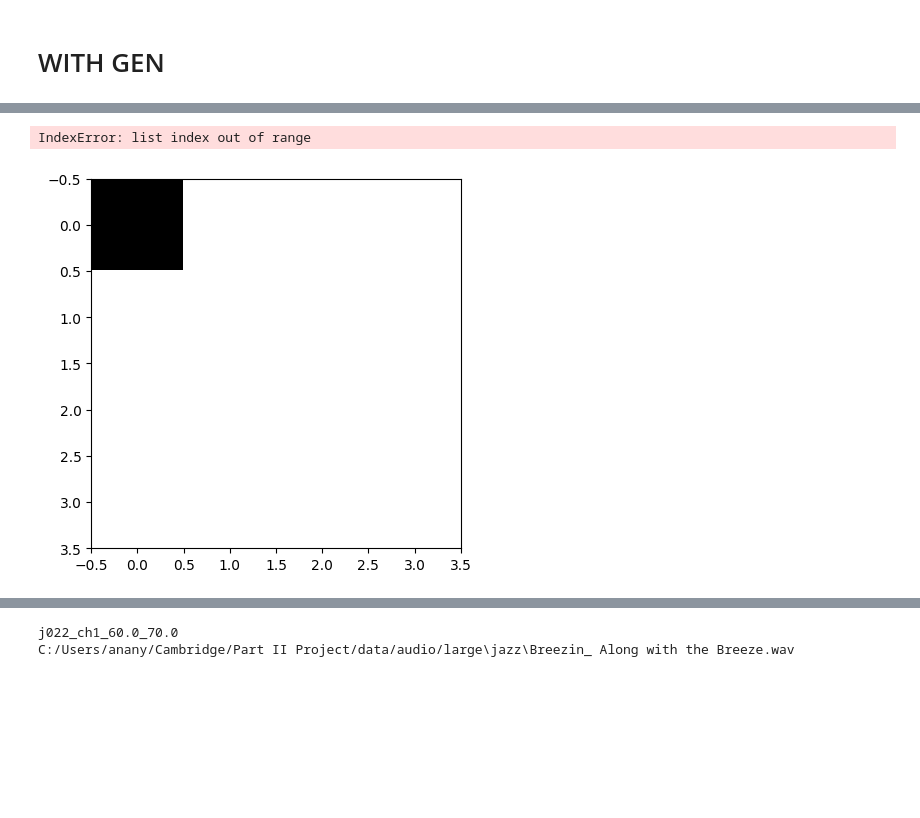
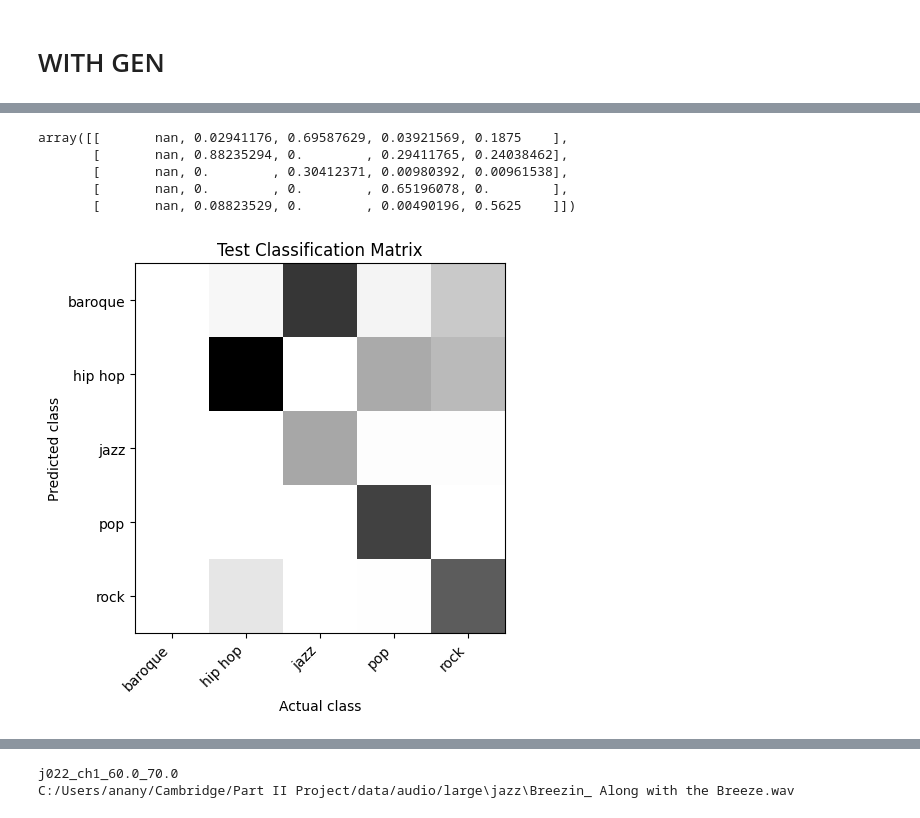
Before and after one commit to ananyajey/part-ii-project, a Jupyter notebook: main.ipynb, the cells around one changed output, grey strips where cells are left out. Cells and saved outputs as stored; diff of their text form; code cells hidden in the pictures; blank space fills up the shorter version.

Commit message:
generation and cross validation, graphs

```diff
--- a/main.ipynb
+++ b/main.ipynb
@@ -339,7 +340,7 @@ if cross_validation and not generate:
     val_accuracy = []
     val_similarity = np.zeros((len(label_list), len(label_list)))
     test_similarity = np.zeros((len(label_list), len(label_list)))
-    test_ids, x_test, y_test = return_data(test_id_list, audio_dict=audio_dict, clip_length=clip_length, shift_length=shift_length, resize_dim=resize_dim, label_list=label_list, folderpath=image_folderpath)
+    test_ids, x_test, y_test = return_data(test_id_list, audio_dict=audio_dict, clip_length=clip_length, shift_length=shift_length, resize_dim=resize_dim, label_list=label_list, image_folderpath=image_folderpath)
 
 
     for b in range(len(batches)):
@@ -353,8 +354,8 @@ if cross_validation and not generate:
         train_id_list = [item for batch in train_id_list for item in batch]
         val_id_list = batches[b]
 
-        train_ids, x_train, y_train = return_data(train_id_list, audio_dict=audio_dict, clip_length=clip_length, shift_length=shift_length, resize_dim=resize_dim, label_list=label_list, folderpath=image_folderpath)
-        val_ids, x_val, y_val = return_data(val_id_list, audio_dict=audio_dict, clip_length=clip_length, shift_length=shift_length, resize_dim=resize_dim, label_list=label_list, folderpath=image_folderpath)
+        train_ids, x_train, y_train = return_data(train_id_list, audio_dict=audio_dict, clip_length=clip_length, shift_length=shift_length, resize_dim=resize_dim, label_list=label_list, image_folderpath=image_folderpath)
+        val_ids, x_val, y_val = return_data(val_id_list, audio_dict=audio_dict, clip_length=clip_length, shift_length=shift_length, resize_dim=resize_dim, label_list=label_list, image_folderpath=image_folderpath)
 
 
         # Create model
@@ -618,15 +640,14 @@ def get_clip_ids(id_list, audio_dict, clip_length, shift_length):
 # %%
 if not cross_validation and generate:       # setup train/test,
 
-    #train_id_list, val_id_list = split_train_test(id_list=id_list_temp, ratio=split_ratio)
     train_id_list, val_id_list = split_train_test(id_list=id_list, ratio=split_ratio)
 
     train_set_len = len(get_clip_ids(train_id_list, audio_dict=audio_dict, clip_length=clip_length, shift_length=shift_length))
     val_set_len = len(get_clip_ids(val_id_list, audio_dict=audio_dict, clip_length=clip_length, shift_length=shift_length))
 
 
-    train_func = generate_data(train_id_list, folderpath=image_folderpath, gen_batch_size=gen_batch_size, model_batch_size=model_batch_size, mode="train", audio_dict=audio_dict, clip_length=clip_length, shift_length=shift_length, resize_dim=resize_dim, label_list=label_list)
-    val_func = generate_data(val_id_list, folderpath=image_folderpath, gen_batch_size=gen_batch_size, model_batch_size=model_batch_size, mode="train", audio_dict=audio_dict, clip_length=clip_length, shift_length=shift_length, resize_dim=resize_dim, label_list=label_list)
+    train_func = generate_data(train_id_list, image_folderpath=image_folderpath, gen_batch_size=gen_batch_size, model_batch_size=model_batch_size, mode="train", audio_dict=audio_dict, clip_length=clip_length, shift_length=shift_length, resize_dim=resize_dim, label_list=label_list)
+    val_func = generate_data(val_id_list, image_folderpath=image_folderpath, gen_batch_size=gen_batch_size, model_batch_size=model_batch_size, mode="train", audio_dict=audio_dict, clip_length=clip_length, shift_length=shift_length, resize_dim=resize_dim, label_list=label_list)
 
     input_shape = (resize_dim, resize_dim, 1)
 
@@ -639,7 +660,7 @@ if not cross_validation and generate:       # setup train/test,
 
     history_gen = model_gen.fit(train_func,
                         steps_per_epoch=int(train_set_len/model_batch_size),
-                                epochs=3,
+                                epochs=50,
                                 validation_data=val_func,
                                 validation_steps=int(val_set_len/model_batch_size),
                                 shuffle=True,
@@ -676,11 +793,15 @@ if not cross_validation and generate:
 # %%
-test_similarity = np.zeros((len(label_list), len(label_list)))
+if not cross_validation and generate:
+    test_id_list = val_id_list
 
-test_pred_probs = model_gen.predict(generate_data(val_id_list, audio_dict=audio_dict, clip_length=clip_length, shift_length=shift_length, resize_dim=resize_dim, label_list=label_list, folderpath=image_folderpath, gen_batch_size=5, mode="test"))
-test_pred_classes = test_pred_probs.argmax(axis=1)
-test_actual = get_labels(get_clip_ids(val_id_list, audio_dict=audio_dict, clip_length=clip_length, shift_length=shift_length), label_list=label_list)
-for i in range(len(test_pred_classes)):
-    test_similarity[test_pred_classes[i]][test_actual[i]] += 1
-for i in range(len(label_list)):
-    test_similarity[:, i] = test_similarity[:, i]/sum(test_similarity[:, i])
+if generate:
+    test_similarity = np.zeros((len(label_list), len(label_list)))
+
+    test_pred_probs = model_gen.predict(generate_data(test_id_list, audio_dict=audio_dict, clip_length=clip_length, shift_length=shift_length, resize_dim=resize_dim, label_list=label_list, image_folderpath=image_folderpath, gen_batch_size=5, mode="test"))
+    test_pred_classes = test_pred_probs.argmax(axis=1)
+    test_actual = get_labels(get_clip_ids(val_id_list, audio_dict=audio_dict, clip_length=clip_length, shift_length=shift_length), label_list=label_list)
+    for i in range(len(test_pred_classes)):
+        test_similarity[test_pred_classes[i]][test_actual[i]] += 1
+    for i in range(len(label_list)):
+        test_similarity[:, i] = test_similarity[:, i]/sum(test_similarity[:, i])
 # %% [output]
@@ -691,4 +819,9 @@ t_ids, t_imgs, t_labels = return_data(test_id_list, audio_dict=audio_dict, clip_
 # %%
+if not cross_validation and generate:
+    test_id_list = val_id_list
+
+t_ids, t_imgs, t_labels = return_data(val_id_list, audio_dict=audio_dict, clip_length=clip_length, shift_length=shift_length, resize_dim=resize_dim, label_list=label_list, image_folderpath=image_folderpath)
+
 test_similarity = np.zeros((len(label_list), len(label_list)))
 
 test_pred_probs = model_gen.predict(t_imgs)
@@ -703,24 +836,31 @@ for i in range(len(label_list)):
+# %%
+test_similarity
+# %% [output]
+array([[       nan, 0.02941176, 0.69587629, 0.03921569, 0.1875    ],
+       [       nan, 0.88235294, 0.        , 0.29411765, 0.24038462],
+       [       nan, 0.        , 0.30412371, 0.00980392, 0.00961538],
+       [       nan, 0.        , 0.        , 0.65196078, 0.        ],
+       [       nan, 0.08823529, 0.        , 0.00490196, 0.5625    ]])
 # %%
 '''norm_test_similarity = np.zeros(test_similarity.shape)
 for i in range(len(label_list)):
     norm_test_similarity[:, i] = test_similarity[:, i]/sum(test_similarity[:, i])
 '''
-norm_test_similarity = test_similarity
+
 fig, ax = plt.subplots()
-ax.imshow(norm_test_similarity, cmap = "gray_r")
+ax.imshow(test_similarity, cmap = "gray_r")
 
 labels = [item.get_text() for item in ax.get_yticklabels()]
 for i in range(1, len(labels) - 1):
     labels[i] = genre_list[i - 1]
 
 ax.set_xticklabels(labels, rotation = 45, ha = "right")
 ax.set_yticklabels(labels)
 
 ax.set_xlabel("Actual class")
 ax.set_ylabel("Predicted class")
 ax.set_title("Test Classification Matrix")
 
 plt.show()
 # %% [output]
-IndexError: list index out of range
-[figure, old version]
+[figure, new version]
```
Also changed, not shown: parts of 22 cells of this notebook.
